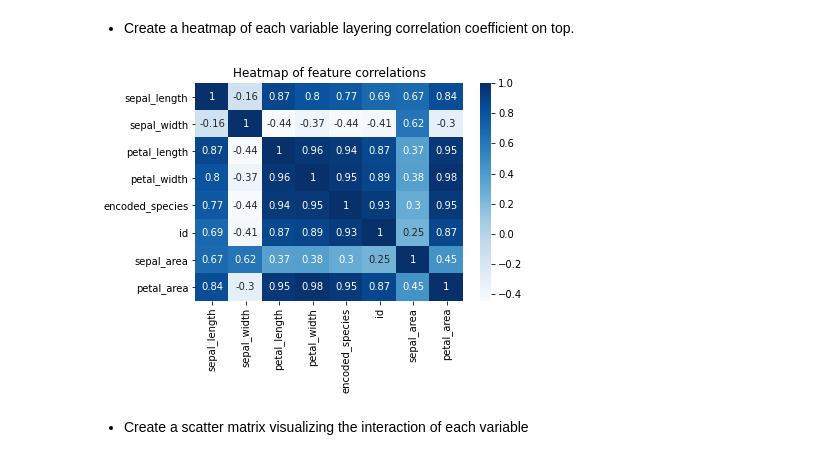
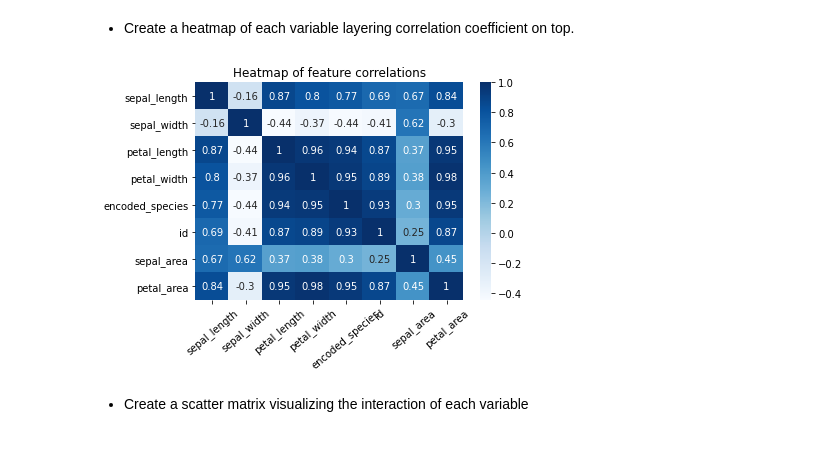
Before and after one commit to JadaShipp/ds-methodologies-exercises, a Jupyter notebook: classification/classification_exercises.ipynb, the cells around one changed output. Drawn from its saved outputs; the diff is of its cells as text; code cells hidden in the pictures.

```diff
--- a/classification/classification_exercises.ipynb
+++ b/classification/classification_exercises.ipynb
@@ -786,9 +787,10 @@ plt.show()
 # %%
 plt.title("Heatmap of feature correlations")
 sns.heatmap(train.drop(columns="species").corr(), annot=True, cmap="Blues")
+plt.xticks(rotation=40)
 plt.show()
 # %% [output]
-[figure, old version]
+[figure, new version]
 # %% [markdown]
 - Create a scatter matrix visualizing the interaction of each variable
 # %%
```
Also changed, not shown: parts of 2 cells of this notebook.
